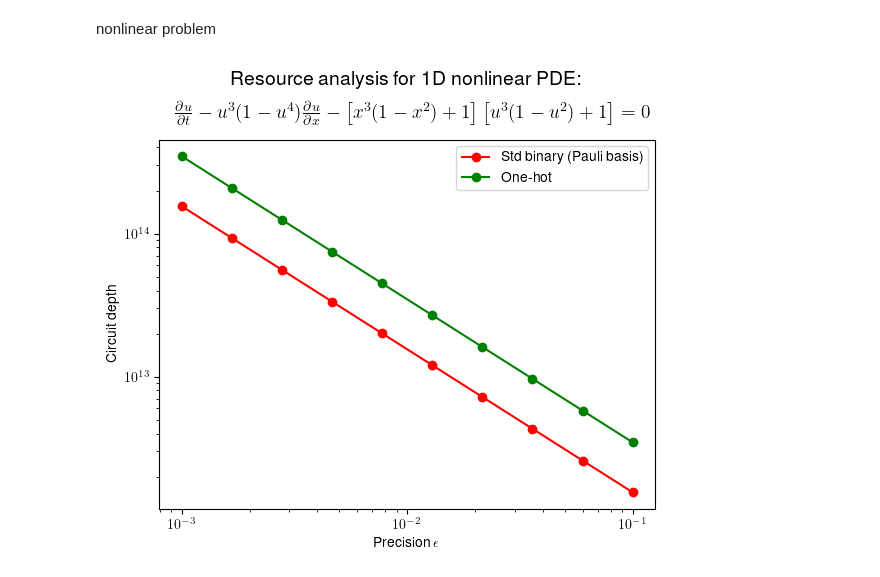
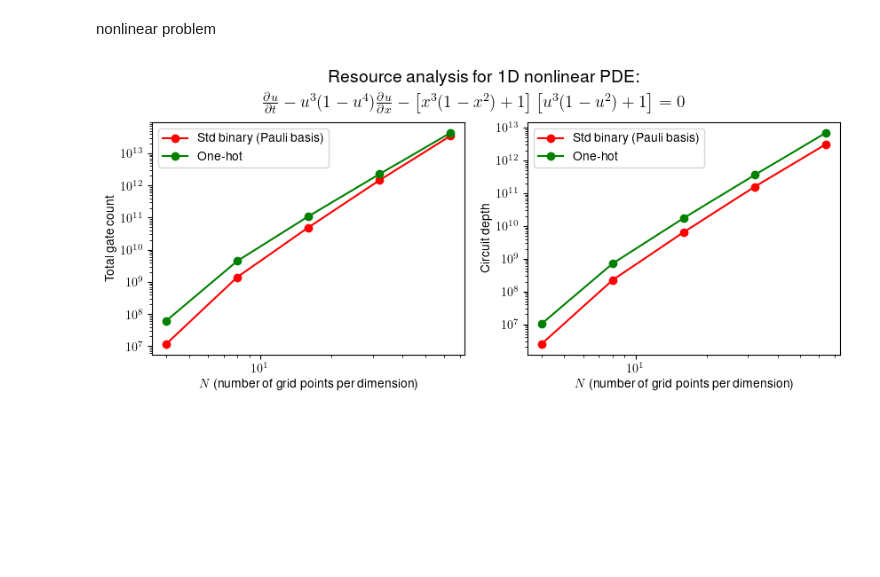
Before and after one commit to jli0108/quantum-diff-eq-ham-ebd, a Jupyter notebook: src/plot/fig5.ipynb, the cells around one changed output. Drawn from its saved outputs; the diff is of its cells as text; code cells hidden in the pictures; blank space fills up the shorter version.

Commit message:
update resource analysis for nonlinear PDE

```diff
--- a/src/plot/fig5.ipynb
+++ b/src/plot/fig5.ipynb
@@ -184,30 +50,46 @@ nonlinear problem
 # %%
 trotter_method = "first_order"
 data = np.load(f"../resource_analysis_data/nonlinear_data_{trotter_method}.npz")
-error_tols = data["error_tols"]
+N_vals = data["N_vals"]
 
 pauli_basis_trotter_steps = data["pauli_basis_trotter_steps"]
 pauli_basis_single_qubit_gates = data["pauli_basis_single_qubit_gates"]
 pauli_basis_two_qubit_gates = data["pauli_basis_two_qubit_gates"]
+pauli_basis_gate_count = pauli_basis_trotter_steps * (pauli_basis_single_qubit_gates + pauli_basis_two_qubit_gates)
 pauli_basis_circ_depth_per_trotter_step = data["pauli_basis_circ_depth"]
-pauli_basis_overall_circ_depth = pauli_basis_trotter_steps * pauli_basis_circ_depth_per_trotter_step
+pauli_basis_circ_depth = pauli_basis_trotter_steps * pauli_basis_circ_depth_per_trotter_step
 
 one_hot_trotter_steps = data["one_hot_trotter_steps"]
 one_hot_single_qubit_gates = data["one_hot_single_qubit_gates"]
 one_hot_two_qubit_gates = data["one_hot_two_qubit_gates"]
+one_hot_gate_count = one_hot_trotter_steps * (one_hot_single_qubit_gates + one_hot_two_qubit_gates)
 one_hot_circ_depth_per_trotter_step = data["one_hot_circ_depth"]
-one_hot_overall_circ_depth = one_hot_trotter_steps * one_hot_circ_depth_per_trotter_step
+one_hot_circ_depth = one_hot_trotter_steps * one_hot_circ_depth_per_trotter_step
 # %%
-plt.plot(error_tols, pauli_basis_overall_circ_depth, '-o', color="red", label="Std binary (Pauli basis)")
-plt.plot(error_tols, one_hot_overall_circ_depth, '-o', color="green", label="One-hot")
-plt.title(r"Resource analysis for 1D nonlinear PDE:", y=1.125, size=14)
-plt.figtext(x=0.15, y=0.925, s=r"$\frac{\partial u}{\partial t} - u^3 (1-u^4)\frac{\partial u}{\partial x} - \left[x^3(1-x^2)+1\right]\left[u^3(1-u^2)+1\right]=0$", size=14)
-plt.ylabel("Circuit depth")
-plt.xlabel(rf"Precision $\epsilon$")
-plt.yscale('log')
-plt.xscale('log')
-plt.legend()
-plt.savefig(join("..", "..", "figures", "nonlinear_resource_analysis.pdf"), bbox_inches='tight')
+fig = plt.figure(figsize=(10,3.4))
+gs = fig.add_gridspec(1, 2, hspace=0.25)
+axs = gs.subplots()
+
+fig.suptitle(r"Resource analysis for 1D nonlinear PDE:", y=1.055, size=14)
+plt.figtext(x=0.25, y=0.93, s=r"$\frac{\partial u}{\partial t} - u^3 (1-u^4)\frac{\partial u}{\partial x} - \left[x^3(1-x^2)+1\right]\left[u^3(1-u^2)+1\right]=0$", size=14)
+
+axs[0].plot(N_vals, pauli_basis_gate_count, '-o', color="red", label="Std binary (Pauli basis)")
+axs[0].plot(N_vals, one_hot_gate_count, '-o', color="green", label="One-hot")
+axs[0].set_ylabel("Total gate count")
+axs[0].set_xlabel(rf"$N$ (number of grid points per dimension)")
+axs[0].set_yscale('log')
+axs[0].set_xscale('log')
+axs[0].legend()
+
+
+axs[1].plot(N_vals, pauli_basis_circ_depth, '-o', color="red", label="Std binary (Pauli basis)")
+axs[1].plot(N_vals, one_hot_circ_depth, '-o', color="green", label="One-hot")
+axs[1].set_ylabel("Circuit depth")
+axs[1].set_xlabel(rf"$N$ (number of grid points per dimension)")
+axs[1].set_yscale('log')
+axs[1].set_xscale('log')
+axs[1].legend()
+plt.savefig(join("..", "..", "figures", "Fig_5.pdf"), bbox_inches='tight')
 plt.show()
 # %% [output]
-[figure, old version]
+[figure, new version]
```
Also changed, not shown: parts of 6 cells of this notebook, 1 other file.
